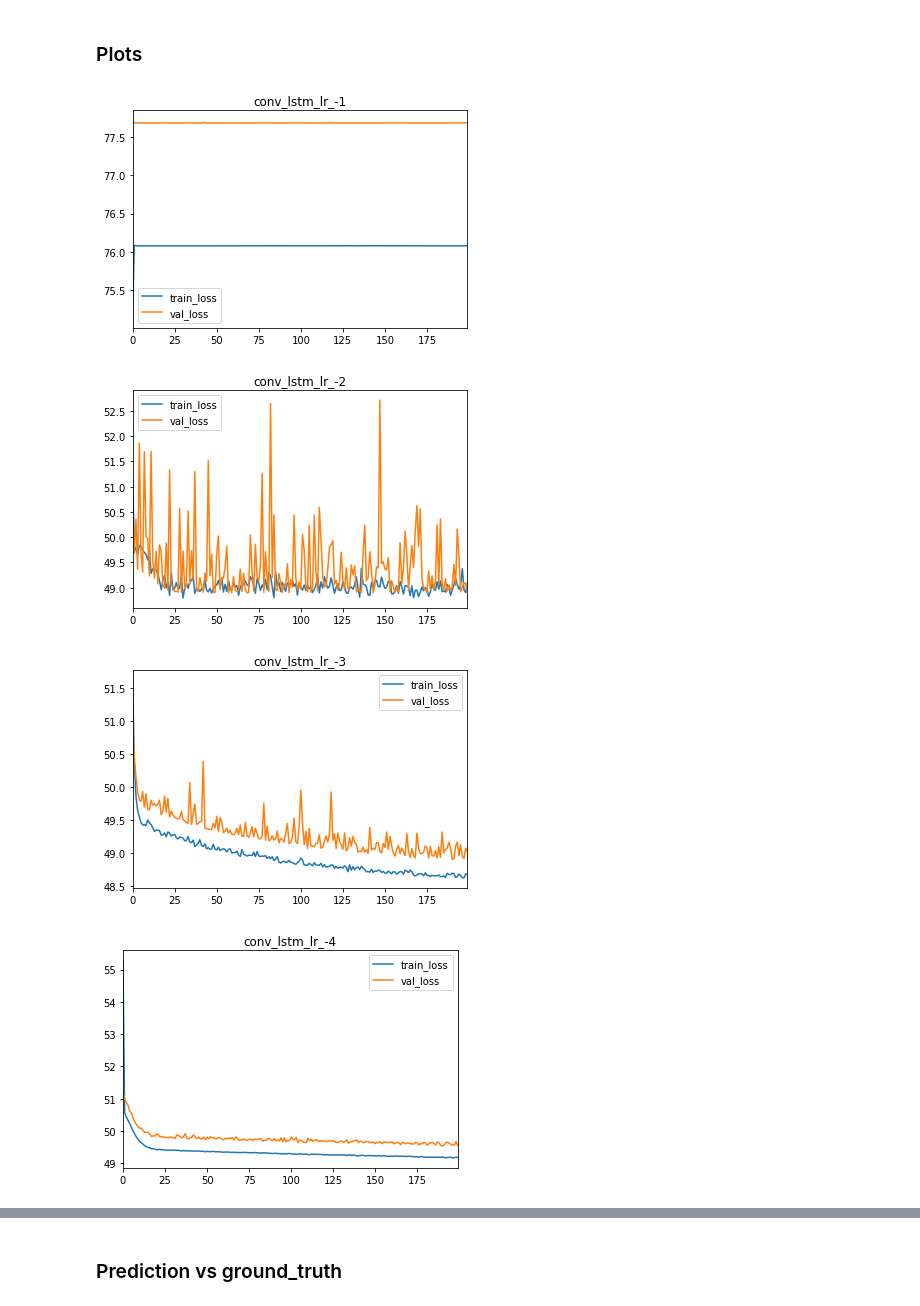
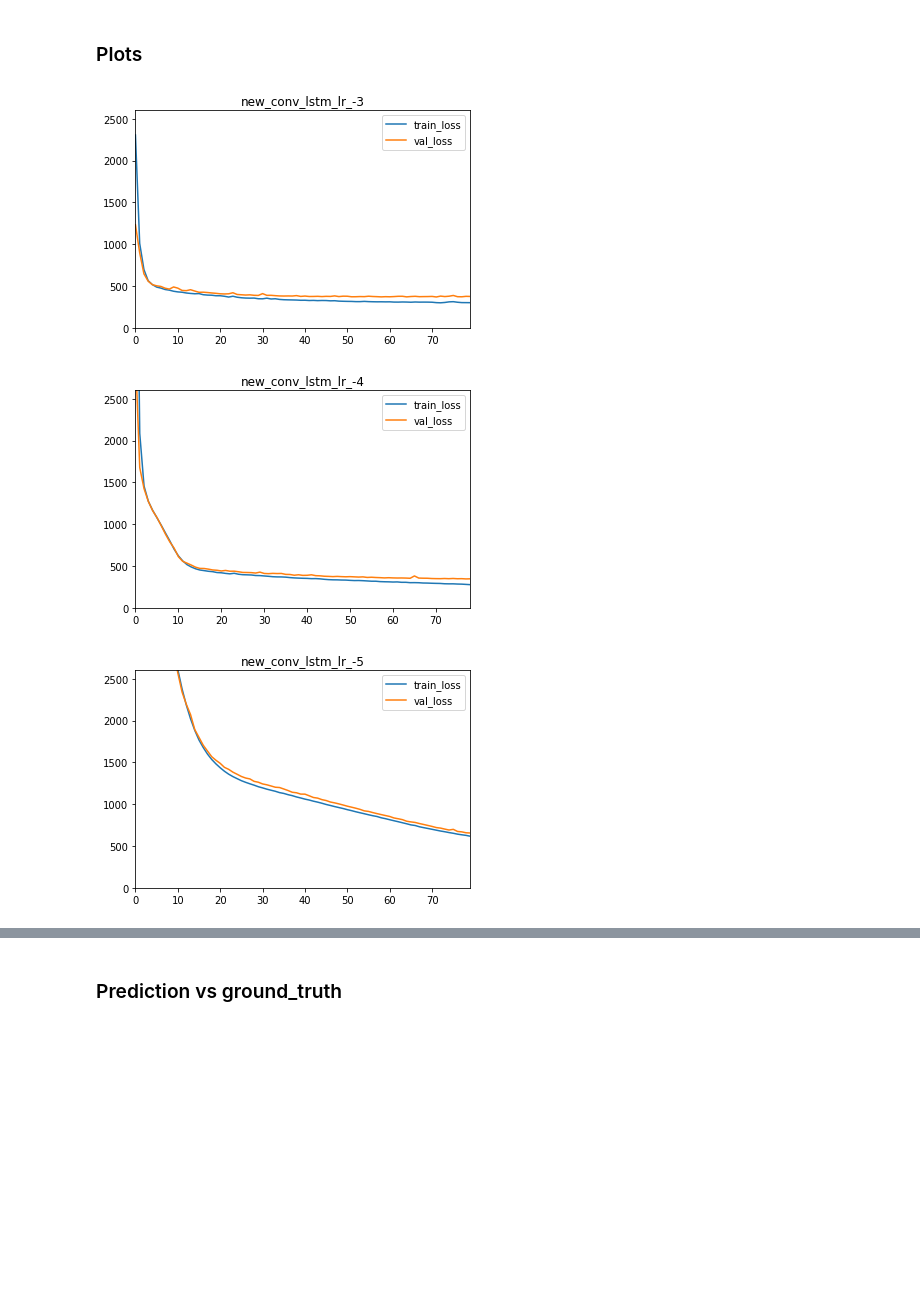
Before and after one commit to nanton96/Mobile-Data-Forecasting-With-Spatio-Temporal-Networks, a Jupyter notebook: notebooks/model_evaluation.ipynb, the cells around one changed output, grey strips where cells are left out. Cells and saved outputs as stored; diff of their text form; code cells hidden in the pictures; blank space fills up the shorter version.

```diff
--- a/notebooks/model_evaluation.ipynb
+++ b/notebooks/model_evaluation.ipynb
@@ -12,14 +12,16 @@ if nb_dir not in sys.path:
 #sys.path.append("../utils")
 from utils.models import ConvLSTMModel
 # %%
-# RESULTS_PATH = "/home/nick/Desktop/experiments_results/"
-# TEST_SET_PATH = "/home/nick/Desktop/experiments_results/milan_processed_test.npz"
-RESULTS_PATH  = '/afs/inf.ed.ac.uk/user/s18/s1818503/Desktop/experiments_results/'
-TEST_SET_PATH = '/afs/inf.ed.ac.uk/user/s18/s1818503/Desktop/experiments_results/milan_processed_test.npz'
+RESULTS_PATH = "/home/nick/Desktop/experiments_results/"
+TEST_SET_PATH = "/home/nick/Desktop/experiments_results/milan_processed_test.npz"
+# RESULTS_PATH  = '/afs/inf.ed.ac.uk/user/s18/s1818503/Desktop/experiments_results/'
+# TEST_SET_PATH = '/afs/inf.ed.ac.uk/user/s18/s1818503/Desktop/experiments_results/milan_processed_test.npz'
 # %%
 RESULT_FOLDERS = {
-    'no_scaling' : "conv_lstm_results_before_scaling_i=5_o=15/",
-    'standard'   : "conv_lstm_with_data_standardisation_i=5_o=15/"
+#     'no_scaling' : "conv_lstm_results_before_scaling_i=5_o=15/",
+#     'standard'   : "conv_lstm_with_data_standardisation_i=5_o=15/"
+    'hzzone' :  'hzzone_conv_lstm/' ,
+    'cxiixi' :  'cxiixi_conv_lstm/'
 }
 # %% [markdown]
 ### Plots
@@ -32,12 +34,11 @@ def plot_learning_curves(label='standard'):
         dfs[exp] = pd.read_csv(full_path+exp+'/result_outputs/summary.csv')
         dfs[exp].drop(["curr_epoch"],axis=1,inplace=True)
     for exp in sorted(dfs.keys()):
-        dfs[exp].plot(title=exp)
+        dfs[exp].plot(title=exp,ylim=[0,2600])
     return dfs
 # %%
-ns_df = plot_learning_curves('no_scaling')
+ns_df = plot_learning_curves('hzzone')
 # %% [output]
-[figure, old version]
+[figure, new version]
-[figure, old version]
+[figure, new version]
-[figure, old version]
+[figure, new version]
-[figure, removed]
```
Also changed, not shown: parts of 28 cells of this notebook, 2 other files.
